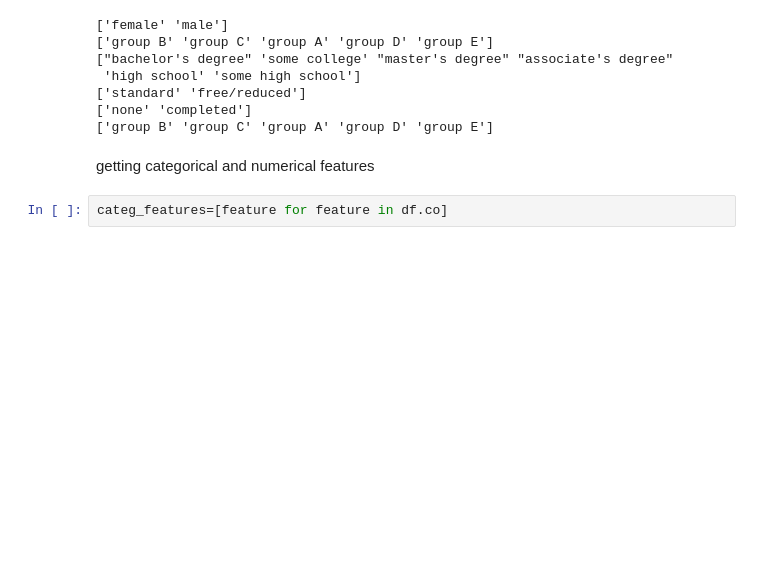
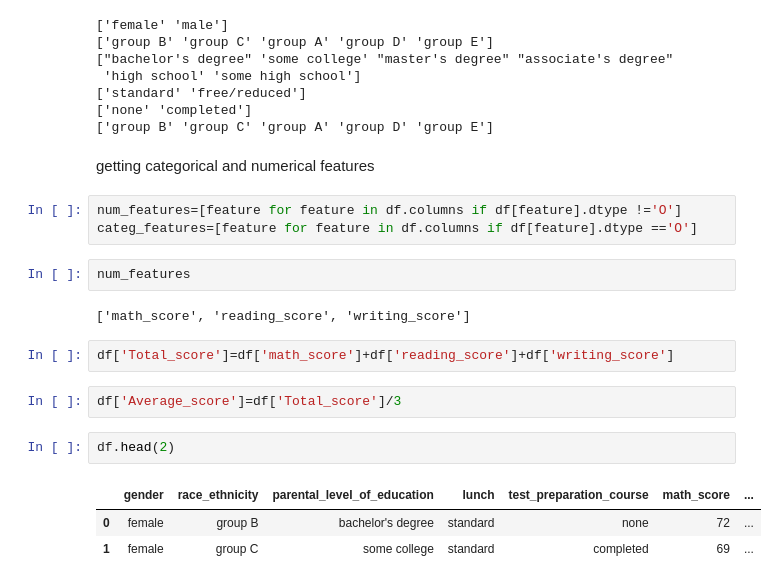
Before and after one commit to hemasreep/mltestproject, a Jupyter notebook: notebook/student_eda.ipynb, the cells around one changed output. Drawn from its saved outputs; the diff is of its cells as text; blank space fills up the shorter version.

```diff
--- a/notebook/student_eda.ipynb
+++ b/notebook/student_eda.ipynb
@@ -114,4 +114,19 @@ print(df['race_ethnicity'].unique())
 # %% [markdown]
 getting categorical and numerical features
 # %%
-categ_features=[feature for feature in df.co]
+num_features=[feature for feature in df.columns if df[feature].dtype !='O']
+categ_features=[feature for feature in df.columns if df[feature].dtype =='O']
+# %%
+num_features
+# %% [output]
+['math_score', 'reading_score', 'writing_score']
+# %%
+df['Total_score']=df['math_score']+df['reading_score']+df['writing_score']
+# %%
+df['Average_score']=df['Total_score']/3
+# %%
+df.head(2)
+# %% [output]
+|  | gender | race_ethnicity | parental_level_of_education | lunch | test_preparation_course | math_score | ... |
+| 0 | female | group B | bachelor's degree | standard | none | 72 | ... |
+| 1 | female | group C | some college | standard | completed | 69 | ... |
```
Also changed, not shown: parts of 3 cells of this notebook, 7 other files.
